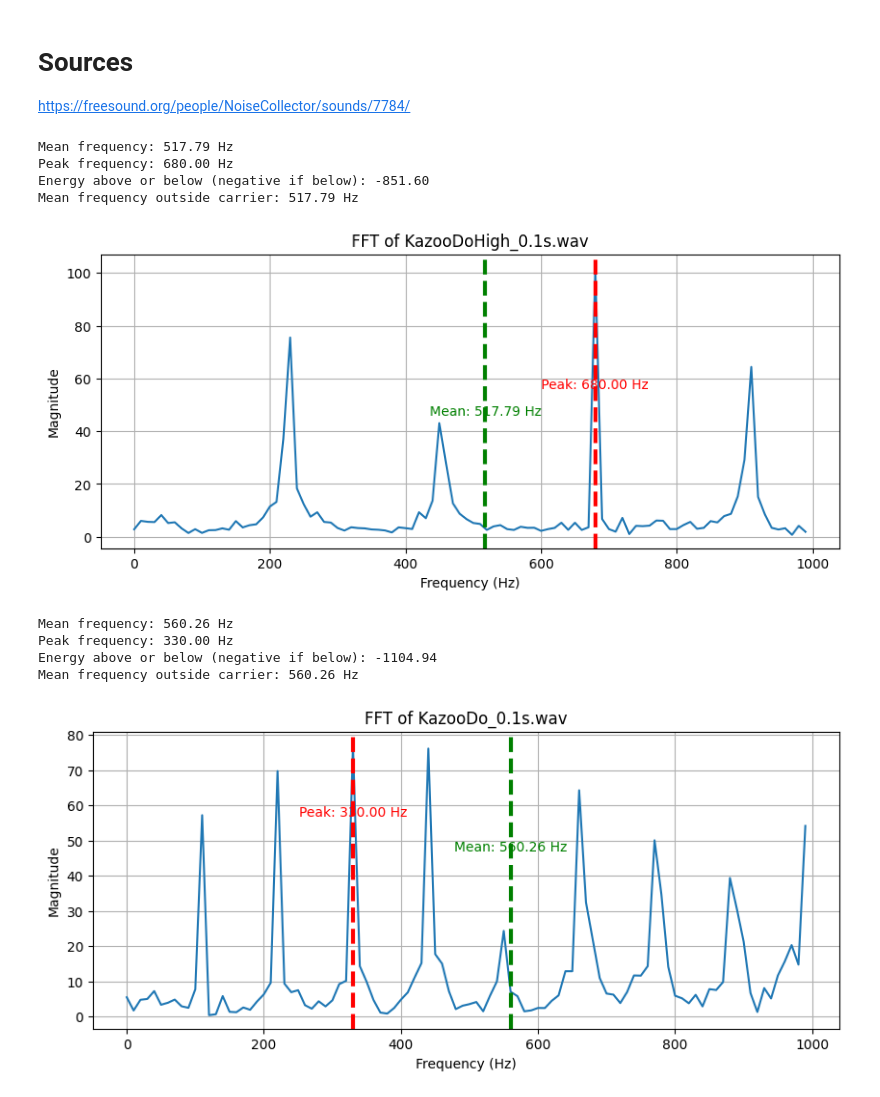
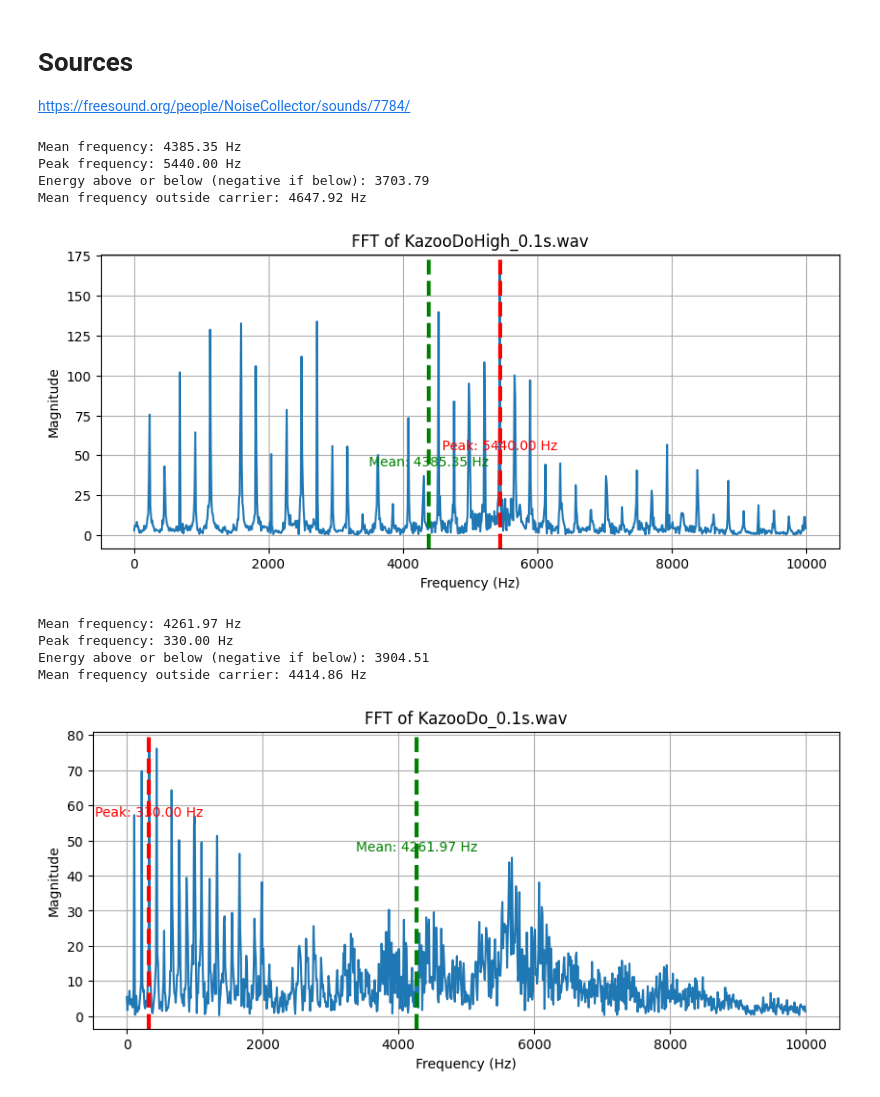
Before and after one commit to joshua-jerred/kazooformation, a Jupyter notebook: doc/theory/theory.ipynb, the cells around one changed output. Drawn from its saved outputs; the diff is of its cells as text; code cells hidden in the pictures.

```diff
--- a/doc/theory/theory.ipynb
+++ b/doc/theory/theory.ipynb
@@ -6,8 +6,8 @@ import numpy as np
 import matplotlib.pyplot as plt
 from scipy.io import wavfile
 
-FFT_MAX_FREQ = 1000
-CARRIER_FREQ = 2000
+FFT_MAX_FREQ = 10000
+CARRIER_FREQ = 2500
 CARRIER_FREQ_WIDTH = 500 # 500 Hz on either side of the carrier frequency
 input_files = ['KazooDoHigh_0.1s.wav', 'KazooDo_0.1s.wav']
 
@@ -65,39 +65,39 @@ for filename in input_files:
         linestyle = '--',
         linewidth = 3)
     plt.text(
         mean_freq,
         50,
         f'Mean: {mean_freq:.2f} Hz',
         verticalalignment = 'top',
         horizontalalignment = 'center',
         color = 'g')
 
     plt.axvline(
         peak_freq,
         color = 'r',
         linestyle = '--',
         linewidth = 3)
     plt.text(
         peak_freq,
         60,
         f'Peak: {peak_freq:.2f} Hz',
         verticalalignment = 'top',
         horizontalalignment = 'center',
         color = 'r')
 
     plt.title(f'FFT of {filename}')
     plt.xlabel('Frequency (Hz)')
     plt.ylabel('Magnitude')
     plt.grid()
     plt.show()
 # %% [output]
-Mean frequency: 517.79 Hz
-Peak frequency: 680.00 Hz
-Energy above or below (negative if below): -851.60
-Mean frequency outside carrier: 517.79 Hz
+Mean frequency: 4385.35 Hz
+Peak frequency: 5440.00 Hz
+Energy above or below (negative if below): 3703.79
+Mean frequency outside carrier: 4647.92 Hz
-[figure, old version]
+[figure, new version]
-Mean frequency: 560.26 Hz
+Mean frequency: 4261.97 Hz
 Peak frequency: 330.00 Hz
-Energy above or below (negative if below): -1104.94
-Mean frequency outside carrier: 560.26 Hz
+Energy above or below (negative if below): 3904.51
+Mean frequency outside carrier: 4414.86 Hz
-[figure, old version]
+[figure, new version]
```
Also changed, not shown: 3 other files.
